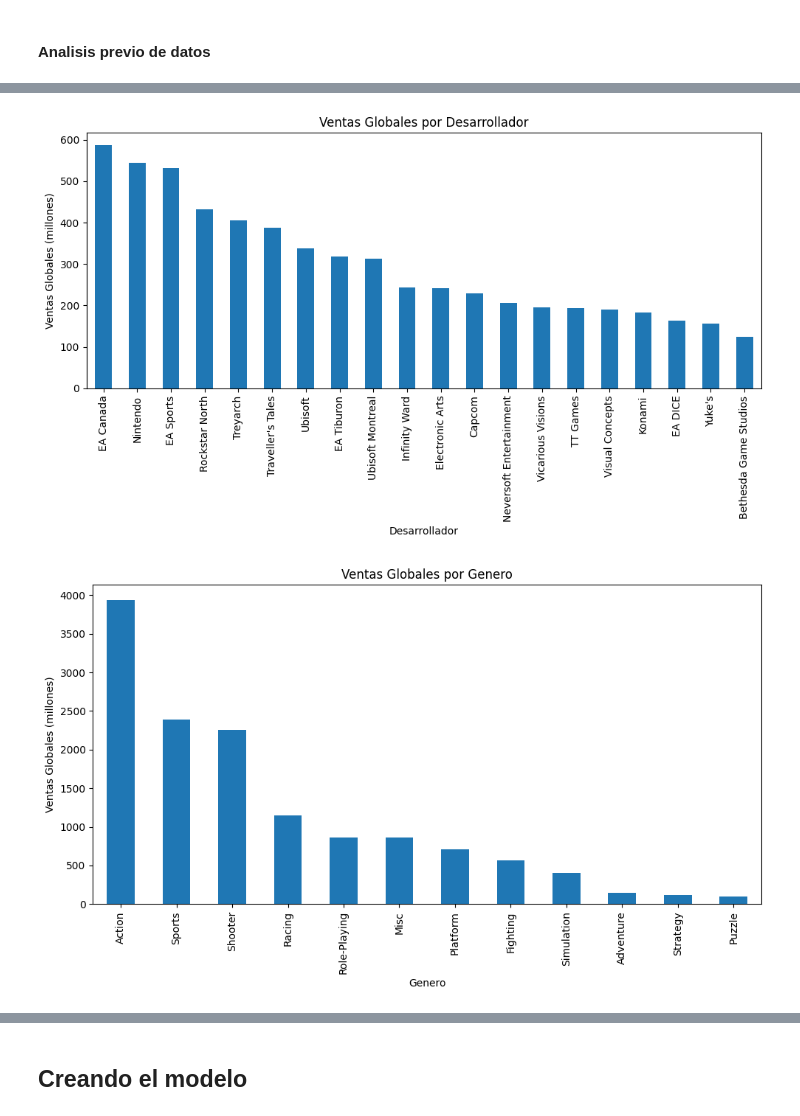
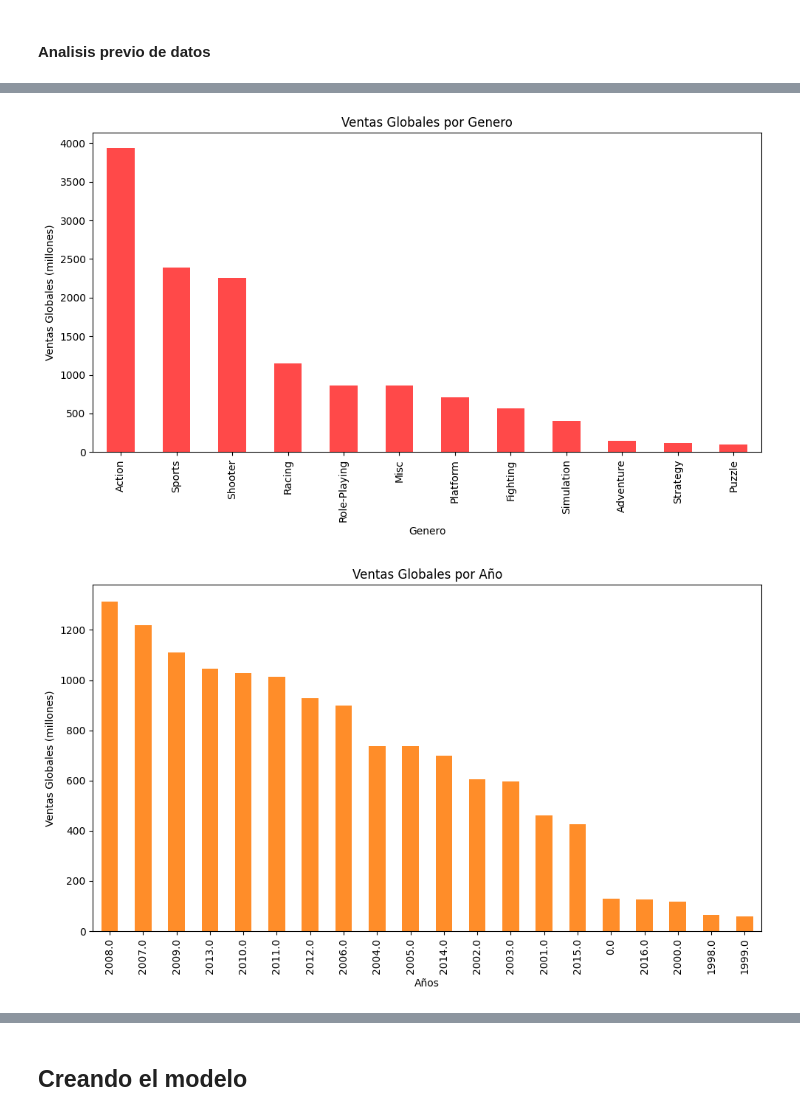
Before and after one commit to Fernanda-Bley/IIC2433-Grupo-3, a Jupyter notebook: Entrega-3/entrega-3-videogames.ipynb, the cells around one changed output, grey strips where cells are left out. Drawn from its saved outputs; the diff is of its cells as text; code cells hidden in the pictures.

```diff
--- a/Entrega-3/entrega-3-videogames.ipynb
+++ b/Entrega-3/entrega-3-videogames.ipynb
@@ -111,14 +143,14 @@ plt.show()
 # %%
-grouped_sales = Final.groupby('Developer')['Global_Sales'].sum()
+grouped_sales = Final.groupby('Genre')['Global_Sales'].sum()
 grouped_sales = grouped_sales.sort_values(ascending=False).head(20)
 
 # Crear el gráfico
 plt.figure(figsize=(10, 6))
-grouped_sales.plot(kind='bar')
+grouped_sales.plot(kind='bar', color='#FF4949')
 
 # Añadir títulos y etiquetas
-plt.title('Ventas Globales por Desarrollador')
-plt.xlabel('Desarrollador')
+plt.title('Ventas Globales por Genero')
+plt.xlabel('Genero')
 plt.ylabel('Ventas Globales (millones)')
 
 # Mostrar el gráfico
@@ -126,23 +158,23 @@ plt.xticks(rotation=90)
 plt.tight_layout()
 plt.show()
 # %% [output]
-[figure, old version]
+[figure, new version]
 # %%
-grouped_sales = Final.groupby('Genre')['Global_Sales'].sum()
+grouped_sales = Final.groupby('Year')['Global_Sales'].sum()
 grouped_sales = grouped_sales.sort_values(ascending=False).head(20)
 
 # Crear el gráfico
 plt.figure(figsize=(10, 6))
-grouped_sales.plot(kind='bar')
+grouped_sales.plot(kind='bar', color='#FF8D29')
 
 # Añadir títulos y etiquetas
-plt.title('Ventas Globales por Genero')
-plt.xlabel('Genero')
+plt.title('Ventas Globales por Año')
+plt.xlabel('Años')
 plt.ylabel('Ventas Globales (millones)')
 
 # Mostrar el gráfico
 plt.xticks(rotation=90)
 plt.tight_layout()
 plt.show()
 # %% [output]
-[figure, old version]
+[figure, new version]
```
Also changed, not shown: parts of 23 cells of this notebook, 1 other file.
